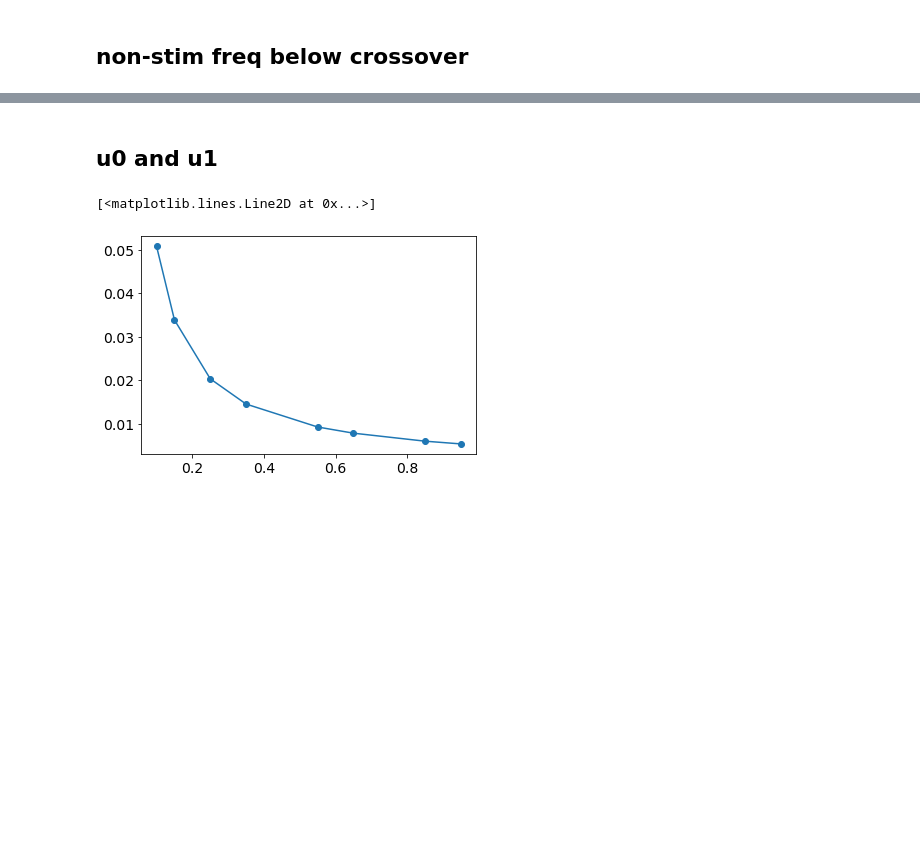
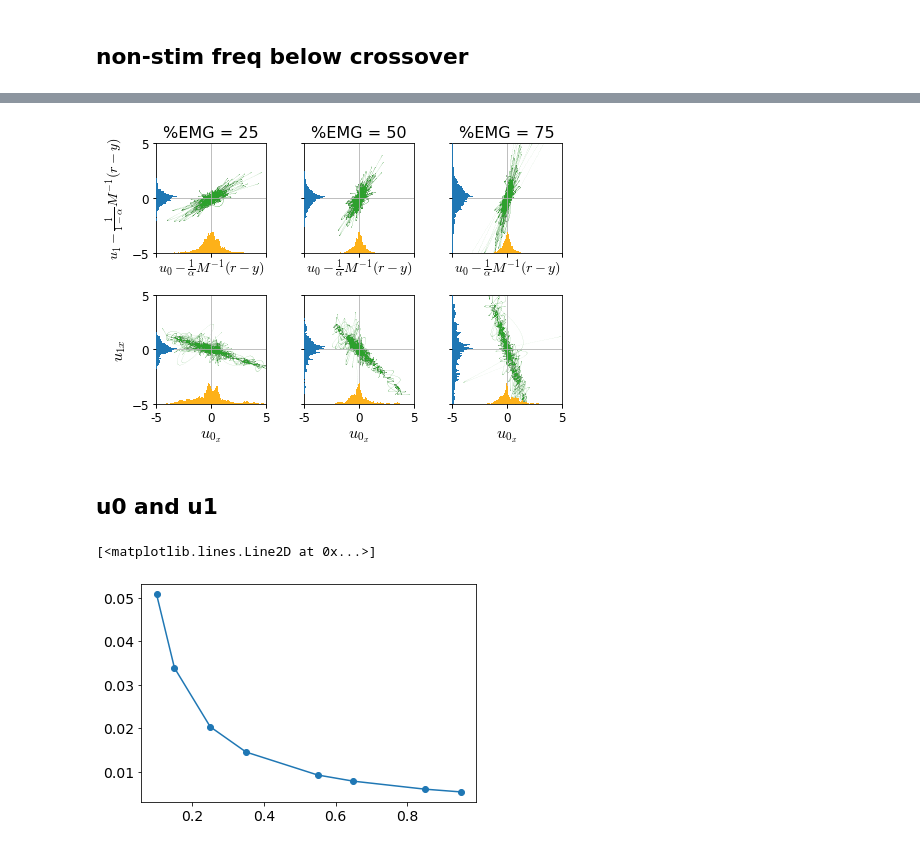
Before and after one commit to sburden-group/sensorimotor_fusion, a Jupyter notebook: analysis/Multimodal paper/20250218_UCM.ipynb, the cells around one changed output, grey strips where cells are left out. Drawn from its saved outputs; the diff is of its cells as text; code cells hidden in the pictures; blank space fills up the shorter version.

```diff
--- a/analysis/Multimodal paper/20250218_UCM.ipynb
+++ b/analysis/Multimodal paper/20250218_UCM.ipynb
@@ -377,3 +390,94 @@ UCM =  0.01598142069343864 , ORT =  0.00029180129752139484
+# %%
+rcParams['mathtext.fontset'] = 'cm'
+font = {#'family' : 'normal',
+        # 'weight' : 'bold',
+        'size'   : 12}
+matplotlib.rc('font', **font)
+
+fig,axs = plt.subplots(2,3, sharex = 'col', sharey = 'row', figsize=(7,4.75))
+
+PLOT0 = [xdim,xdim_]
+PLOT1 = [ydim,ydim_]
+titles = ['%EMG = 25','%EMG = 50','%EMG = 75']
+condition_order = [1,2,3]
+major_ticks = [-4,-2,0,2,4]
+major_ticks = [-5,0,5]
+
+# definitions for the axes
+left, width = 0,1
+bottom, height = 0,1
+hist_height = 0.2 #historgram bin height
+rect_scatter = [left, bottom, width, height]
+rect_histx = [left, bottom , width, hist_height]
+rect_histy = [left, bottom, hist_height, height]
+
+for i in range(2): #rows
+    for j in range(3): #cols
+        ax = axs[i,j]
+        c = condition_order[j]
+        x = np.array(PLOT0[i][j])
+        y = np.array(PLOT1[i][j])
+        # confidence_ellipse(x,y, ax, edgecolor='red')
+
+        ax.scatter(x,y,color = colors['GREEN'], s=0.1,label = 'condition'+str(c),alpha = 0.01)
+
+        #histograms
+        ax_histx = ax.inset_axes(rect_histx, sharex=ax)
+        ax_histy = ax.inset_axes(rect_histy, sharey=ax)
+        # no labels
+        ax_histx.tick_params(axis="x", labelbottom=False)
+        ax_histy.tick_params(axis="y", labelleft=False)
+
+        # now determine nice limits by hand:
+        binwidth = 0.1
+        xymax = max(np.max(np.abs(x)), np.max(np.abs(y)))
+        lim = (int(xymax/binwidth) + 1) * binwidth
+        bins = np.arange(-lim, lim + binwidth, binwidth)
+        if c != 5:
+            ax_histx.hist(x, bins=bins,color=colors['GOLD'])
+        if c != 6:
+            ax_histy.hist(y, bins=bins, orientation='horizontal',color=colors['BLUE'])
+
+        # ax.set_facecolor('none')
+        ax_histx.set_facecolor('none')
+        ax_histy.set_facecolor('none')
+
+        ax_histx.spines['top'].set_visible(False)
+        ax_histx.spines['right'].set_visible(False)
+        ax_histx.spines['bottom'].set_visible(False)
+        ax_histx.spines['left'].set_visible(False)
+        ax_histy.spines['top'].set_visible(False)
+        ax_histy.spines['right'].set_visible(False)
+        ax_histy.spines['bottom'].set_visible(False)
+        ax_histy.spines['left'].set_visible(False)
+
+        ax_histx.set(yticks=[])
+        ax_histy.set(xticks=[])
+        ax.set_aspect('equal')
+        ax.grid()
+        ax.set_xticks(major_ticks)
+        ax.set_xticklabels(major_ticks)
+    axs[i,0].set_yticks(major_ticks)
+
+for j in range(3): #cols
+    axs[0,j].title.set_text(titles[j])
+    axs[0,j].set_xlabel(r'$u_0 - \frac{1}{\alpha}M^{-1}(r-y)$',fontsize = 14)
+    axs[1,j].set_xlabel(r'$u_{0_x}$',fontsize = 16)
+
+    axs[0,j].set_xlim(-5,5)
+    axs[0,j].set_ylim(-5,5)
+    axs[1,j].set_xlim(-5,5)
+    axs[1,j].set_ylim(-5,5)
+
+axs[0,0].set_ylabel(r'$u_1 - \frac{1}{1-\alpha}M^{-1}(r-y)$',fontsize = 14)
+axs[1,0].set_ylabel(r'$u_{1x}$',fontsize = 16)
+axs[0,1].get_shared_x_axes().join(axs[0,0], axs[0,1])
+plt.tight_layout()
+# fig.savefig('ucm.svg')
+plt.savefig("ucm.png")
+plt.show()
+# %% [output]
+[figure, added]
 # %% [markdown]
 ## u0 and u1
 # %%
```
Also changed, not shown: parts of 10 cells of this notebook, 2 other files.
